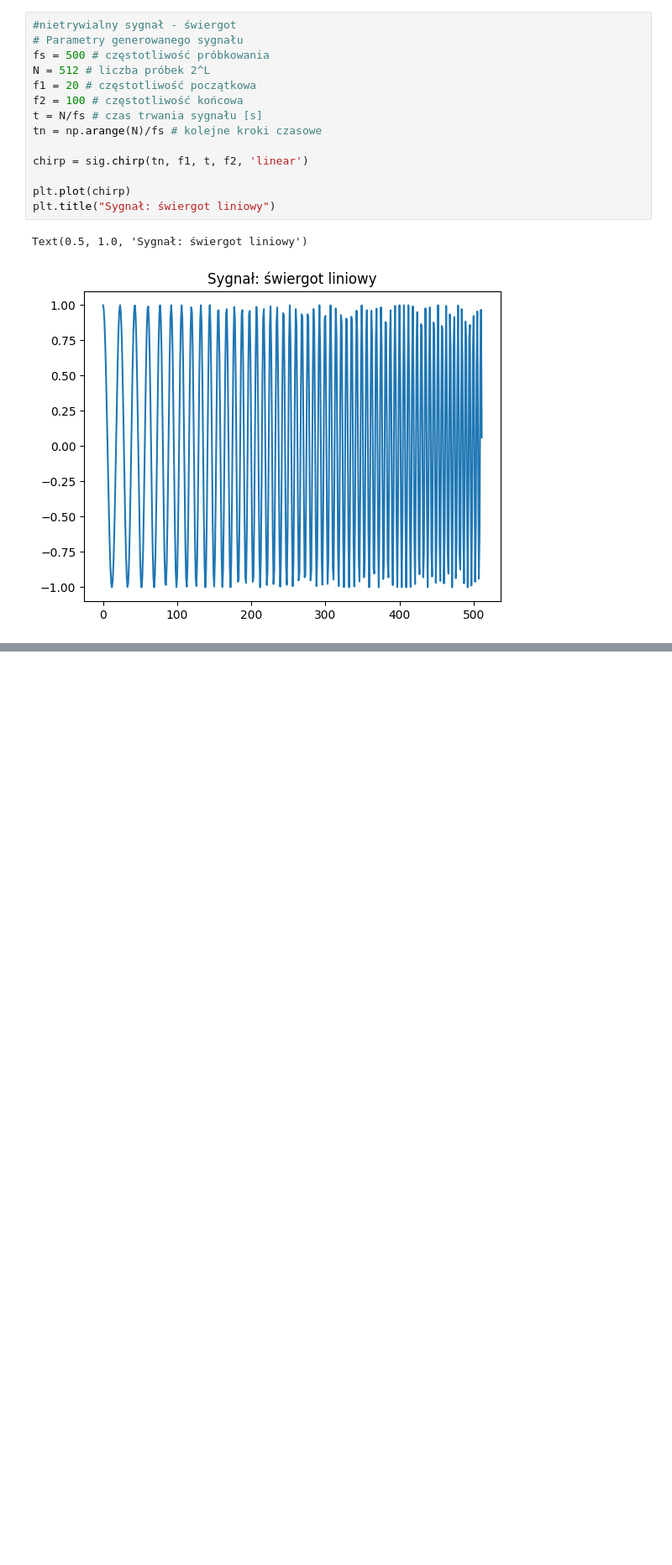
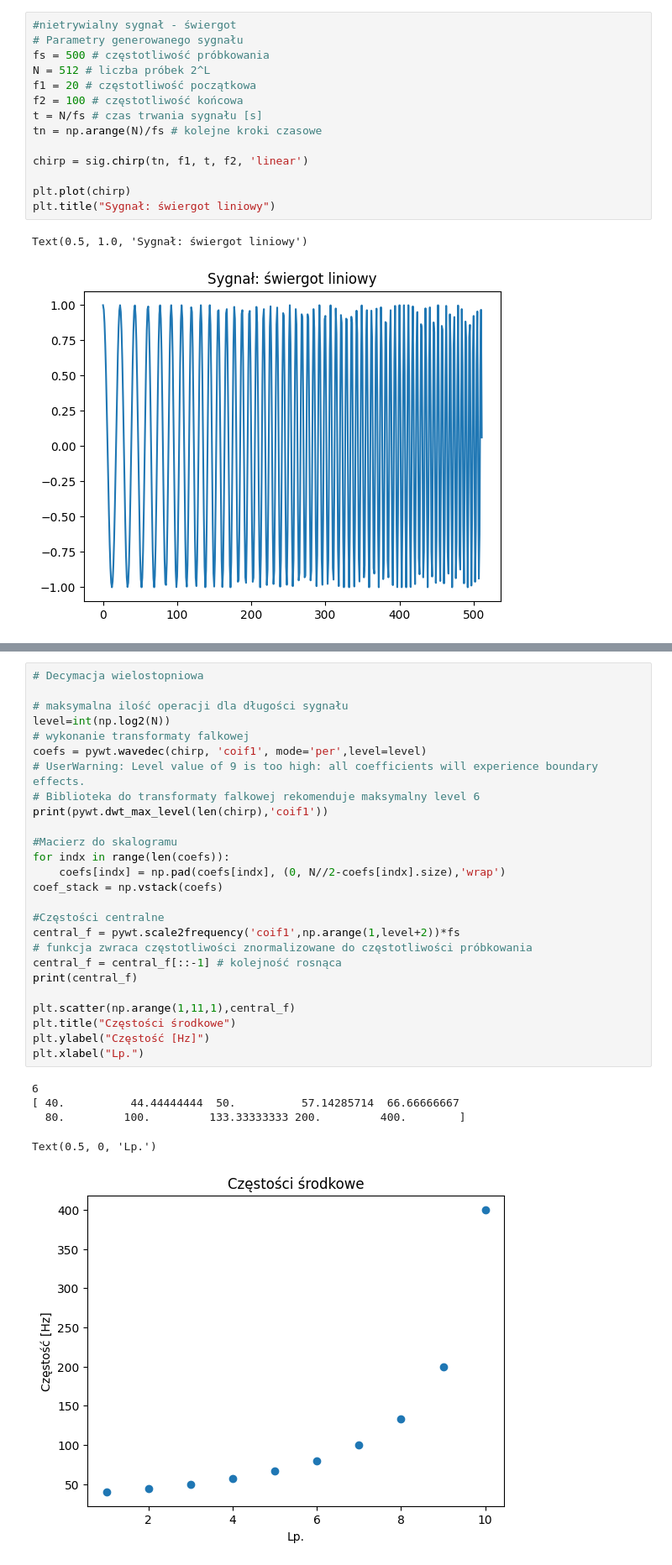
Before and after one commit to Caitlin506/SATFD, a Jupyter notebook: satfd5.ipynb, the cells around one changed output, grey strips where cells are left out. Shown at 84% size. Drawn from its saved outputs; the diff is of its cells as text; blank space fills up the shorter version.

```diff
--- a/satfd5.ipynb
+++ b/satfd5.ipynb
@@ -64,0 +64,32 @@ Text(0.5, 1.0, 'Sygnał: świergot liniowy')
+# %%
+# Decymacja wielostopniowa
+
+# maksymalna ilość operacji dla długości sygnału
+level=int(np.log2(N))
+# wykonanie transformaty falkowej
+coefs = pywt.wavedec(chirp, 'coif1', mode='per',level=level)
+# UserWarning: Level value of 9 is too high: all coefficients will experience boundary effects.
+# Biblioteka do transformaty falkowej rekomenduje maksymalny level 6
+print(pywt.dwt_max_level(len(chirp),'coif1'))
+
+#Macierz do skalogramu
+for indx in range(len(coefs)):
+    coefs[indx] = np.pad(coefs[indx], (0, N//2-coefs[indx].size),'wrap')
+coef_stack = np.vstack(coefs)
+
+#Częstości centralne
+central_f = pywt.scale2frequency('coif1',np.arange(1,level+2))*fs
+# funkcja zwraca częstotliwości znormalizowane do częstotliwości próbkowania
+central_f = central_f[::-1] # kolejność rosnąca
+print(central_f)
+
+plt.scatter(np.arange(1,11,1),central_f)
+plt.title("Częstości środkowe")
+plt.ylabel("Częstość [Hz]")
+plt.xlabel("Lp.")
+# %% [output]
+6
+[ 40.          44.44444444  50.          57.14285714  66.66666667
+  80.         100.         133.33333333 200.         400.        ]
+Text(0.5, 0, 'Lp.')
+[figure, added]
```
Also changed, not shown: parts of 13 cells of this notebook.
